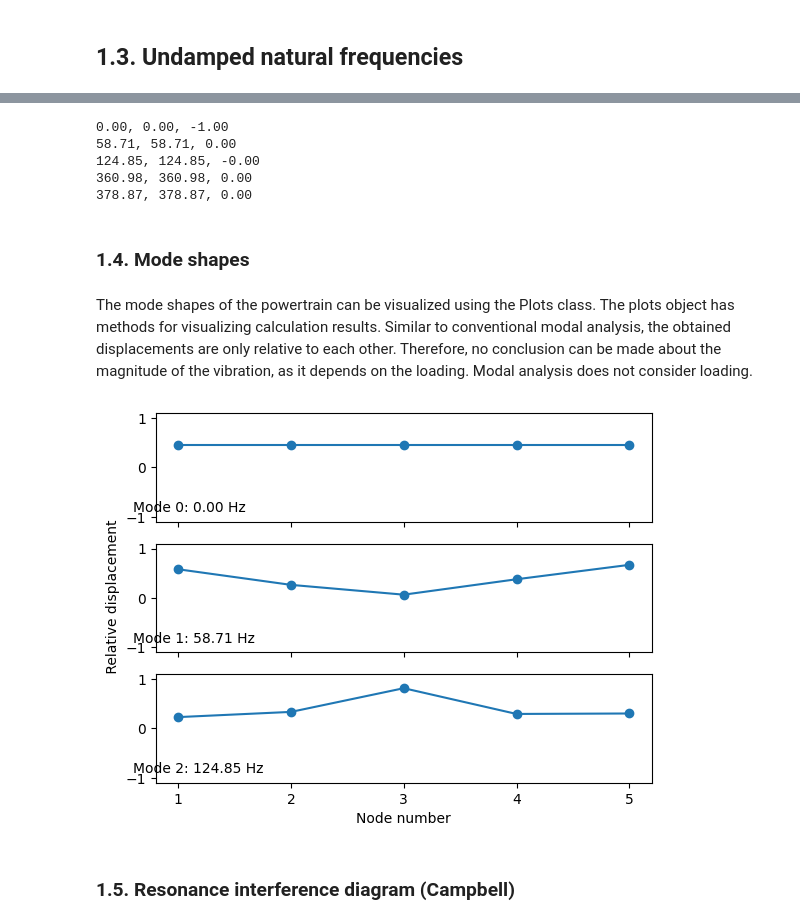
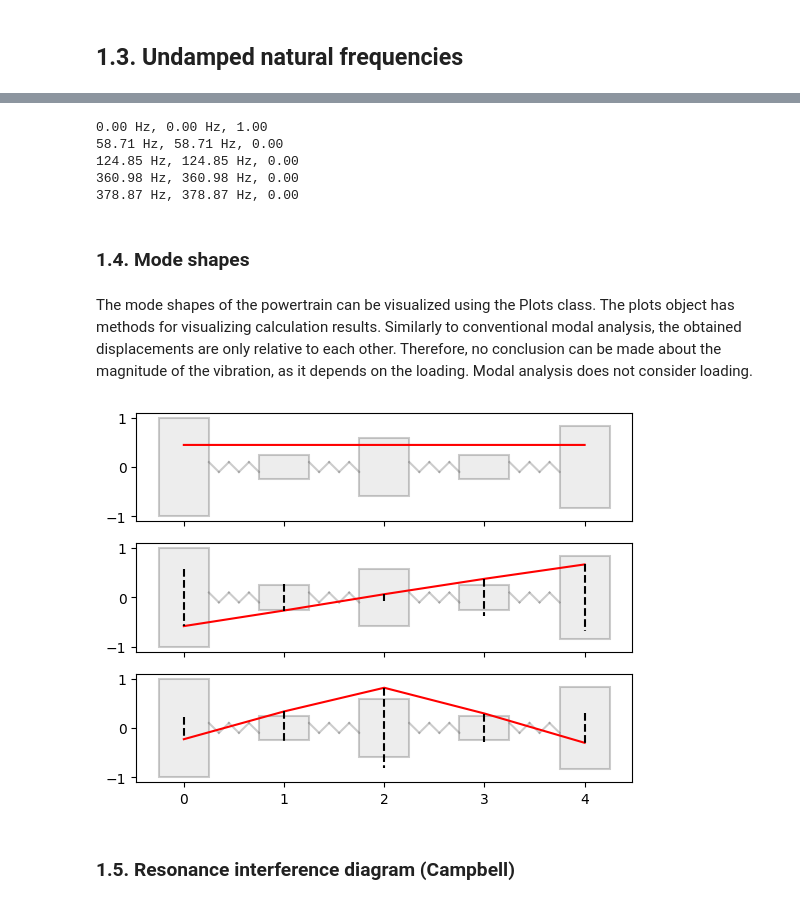
Before and after one commit to Aalto-Arotor/Aalto-Arotor.github.io, a Jupyter notebook: content/Torsional_dynamics_with_python.ipynb, the cells around one changed output, grey strips where cells are left out. Cells and saved outputs as stored; diff of their text form; code cells hidden in the pictures.

```diff
--- a/content/Torsional_dynamics_with_python.ipynb
+++ b/content/Torsional_dynamics_with_python.ipynb
@@ -178,32 +331,40 @@ The first step is to calculate the natural frequencies of the system. This is ac
 # %%
-# To calcualte the natural frequnecies of the system, the modal_analysis() method
-# of the assmelby is called. The method returns three lists,
-#     First containing the natural frequencies in rad/s
-#     Second containing the natural frequencies in Hz
-#     Third, containing the damping ratios
+"""
+To calculate the natural frequencies of the system, the ot.modal_analysis() method
+of the assembly is called. The method returns three lists:
+  1. the undamped natural frequencies (wn) in rad/s
+  2. the damped natural frequencies (wd) in rad/s
+  3. the damping ratios (dr)
+
+rad/s can be converted to Hz by dividing the frequency with 2*pi
+"""
+
+# Calulate the natural frequencies
 undamped_nf, damped_nf, damping_ratios = modal_analysis(compressor_train)
 
+# As the solutions are in complex onjugate pairs, we only print every second value.
 for wn, wd, damping_ratio in zip(undamped_nf[1::2], damped_nf[1::2], damping_ratios[1::2]):
-    print(f"{wd/(2*np.pi):.2f}, {wn/(2*np.pi):.2f}, {damping_ratio:.2f}")
+    print(f"{wd/(2*np.pi):.2f} Hz, {wn/(2*np.pi):.2f} Hz, {np.abs(damping_ratio):.2f}".rjust(3))
 # %% [output]
-0.00, 0.00, -1.00
-58.71, 58.71, 0.00
-124.85, 124.85, -0.00
-360.98, 360.98, 0.00
-378.87, 378.87, 0.00
+0.00 Hz, 0.00 Hz, 1.00
+58.71 Hz, 58.71 Hz, 0.00
+124.85 Hz, 124.85 Hz, 0.00
+360.98 Hz, 360.98 Hz, 0.00
+378.87 Hz, 378.87 Hz, 0.00
 # %% [markdown]
 ### 1.4. Mode shapes
 # %% [markdown]
-The mode shapes of the powertrain can be visualized using the Plots class. The plots object has methods for visualizing calculation results. Similar to conventional modal analysis, the obtained displacements are only relative to each other. Therefore, no conclusion can be made about the magnitude of the vibration, as it depends on the loading. Modal analysis does not consider loading.
+The mode shapes of the powertrain can be visualized using the Plots class. The plots object has methods for visualizing calculation results. Similarly to conventional modal analysis, the obtained displacements are only relative to each other. Therefore, no conclusion can be made about the magnitude of the vibration, as it depends on the loading. Modal analysis does not consider loading.
 # %%
-# The ot.Plots object is initialized by giving the created Assembly as parameter.
-# The mode shapes cna be plotted using the figure_eigenmodes() method. The method
-# takes the number of plotted modes as parameter. Here the three lowest modes
-# are plotted.
-
-plot_tool = ot.Plots(compressor_train)
-plot_tool.figure_eigenmodes(3)
+"""
+The ot.Plots object is initialized by giving the created Assembly as a parameter.
+The mode shapes can be plotted using the ot.figure_eigenmodes() method. The method
+takes the number of modes to plot as a parameter. Here the three lowest modes
+are plotted.
+"""
+plot_eigenmodes(compressor_train, modes=3)
+# plot_tool.figure_eigenmodes(3)
 # %% [output]
-[figure, old version]
+[figure, new version]
 # %% [markdown]
 ### 1.5. Resonance interference diagram (Campbell)
```
Also changed, not shown: parts of 37 cells of this notebook, 1 other file.
